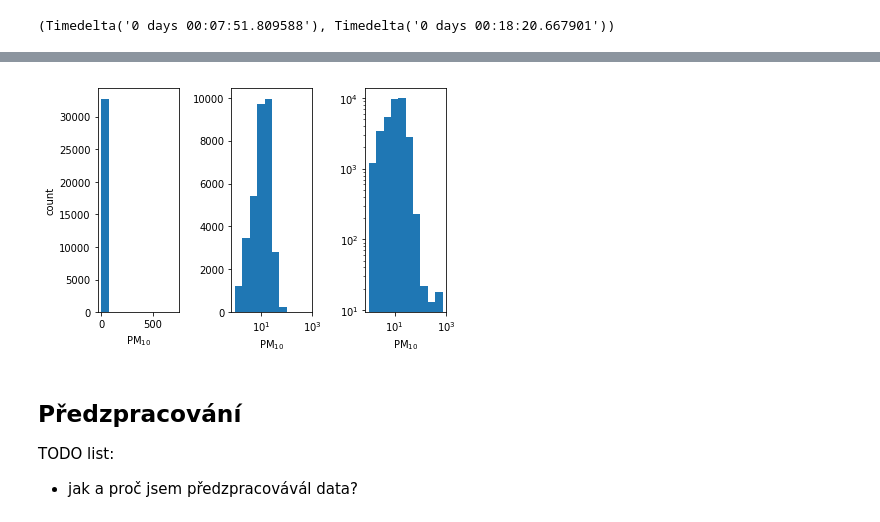
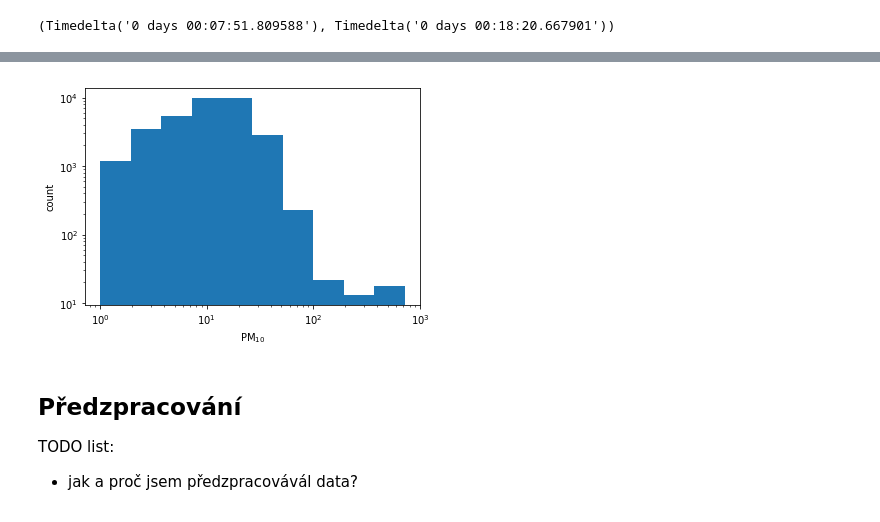
Before and after one commit to podondra/lampy, a Jupyter notebook: analyza.ipynb, the cells around one changed output, grey strips where cells are left out. Drawn from its saved outputs; the diff is of its cells as text; code cells hidden in the pictures.

```diff
--- a/analyza.ipynb
+++ b/analyza.ipynb
@@ -201,18 +224,11 @@ ax.set_xlabel('seconds');
 # %%
 pm10 = train_data['pm10'].values
-fig, axs = plt.subplots(ncols=3)
-axs[0].hist(pm10)
+ax = plt.axes(xlabel='PM$_{10}$', ylabel='count')
 bins = np.logspace(np.log10(pm10.min()), np.log10(pm10.max()), num=11)
-axs[1].hist(pm10, bins)
-axs[1].set_xscale('log')
-axs[2].hist(pm10, bins, log=True)
-axs[2].set_xscale('log')
-axs[0].set_ylabel('count')
-for ax in axs:
-    ax.set_xlabel('$\mathrm{PM}_{10}$')
-fig.tight_layout()
+ax.hist(pm10, bins, log=True)
+ax.set_xscale('log')
 # %% [output]
-[figure, old version]
+[figure, new version]
 # %% [markdown]
 ## Předzpracování
 
```
Also changed, not shown: parts of 27 cells of this notebook.
